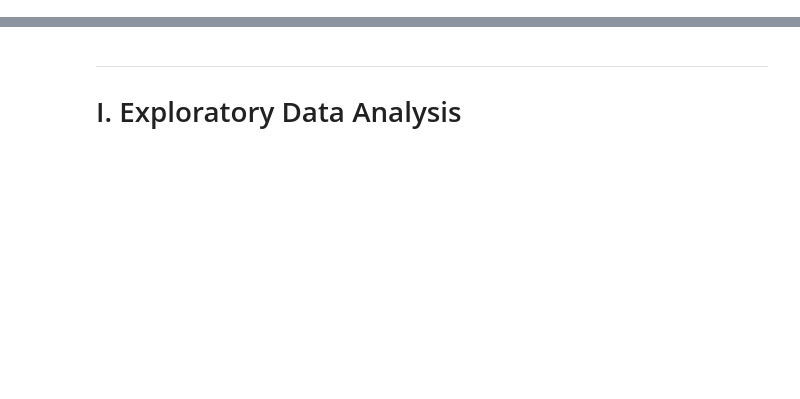
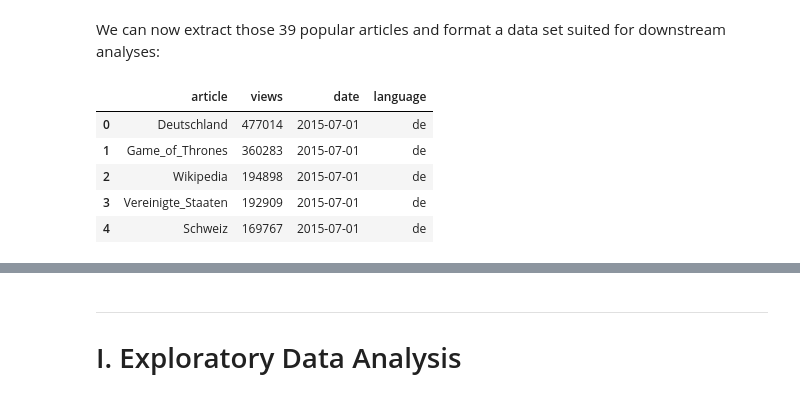
Before and after one commit to epfl-ada/ada-2020-project-milestone-p3-p3_studybuddy, a Jupyter notebook: MilestoneP3.ipynb, the cells around one changed output, grey strips where cells are left out. Drawn from its saved outputs; the diff is of its cells as text; code cells hidden in the pictures; blank space fills up the shorter version.

```diff
--- a/MilestoneP3.ipynb
+++ b/MilestoneP3.ipynb
@@ -10,0 +210,22 @@ sns.set(style='whitegrid')
+# %%
+# Initialize iterator for sets of articles per month
+it = (set(article_lst) for _, article_lst in top.groupby(['year', 'month']).article)
+
+# Compute intersection of lists of articles
+intersect = list(reduce(
+    lambda accumulator, article_list: accumulator.intersection(article_list),
+    it
+))
+# %%
+# Define list of "special" articles
+specials = [
+    'Spezial:', 'Wikipedia:', 'Datei:', 'Benutzer:', 'Special:', 'Hauptseite'
+]
+
+# Discard special articles from the current list
+selection = [
+    art for art in intersect if not any(map(lambda special: special in art, specials))
+]
+
+print(f'Full list has length {len(intersect)}, filtered list has length {len(selection)}')
+selection
@@ -10,0 +251,19 @@ sns.set(style='whitegrid')
+# %% [markdown]
+We can now extract those 39 popular articles and format a data set suited for downstream analyses:
+# %%
+# Extract selected articles
+ctrl = top[top.article.isin(selection)].reset_index(drop=True).copy()
+# Create date column
+ctrl['date'] = list(map(lambda tpl: f'{tpl[0]}-{tpl[1]}', zip(ctrl.year, ctrl.month)))
+ctrl.date = pd.to_datetime(ctrl.date)
+# Keep relevant columns
+ctrl = ctrl[['article', 'views', 'date', 'language']]
+
+ctrl.head()
+# %% [output]
+|  | article | views | date | language |
+| 0 | Deutschland | 477014 | 2015-07-01 | de |
+| 1 | Game_of_Thrones | 360283 | 2015-07-01 | de |
+| 2 | Wikipedia | 194898 | 2015-07-01 | de |
+| 3 | Vereinigte_Staaten | 192909 | 2015-07-01 | de |
+| 4 | Schweiz | 169767 | 2015-07-01 | de |
```
Also changed, not shown: parts of 26 cells of this notebook, 2 other files.
